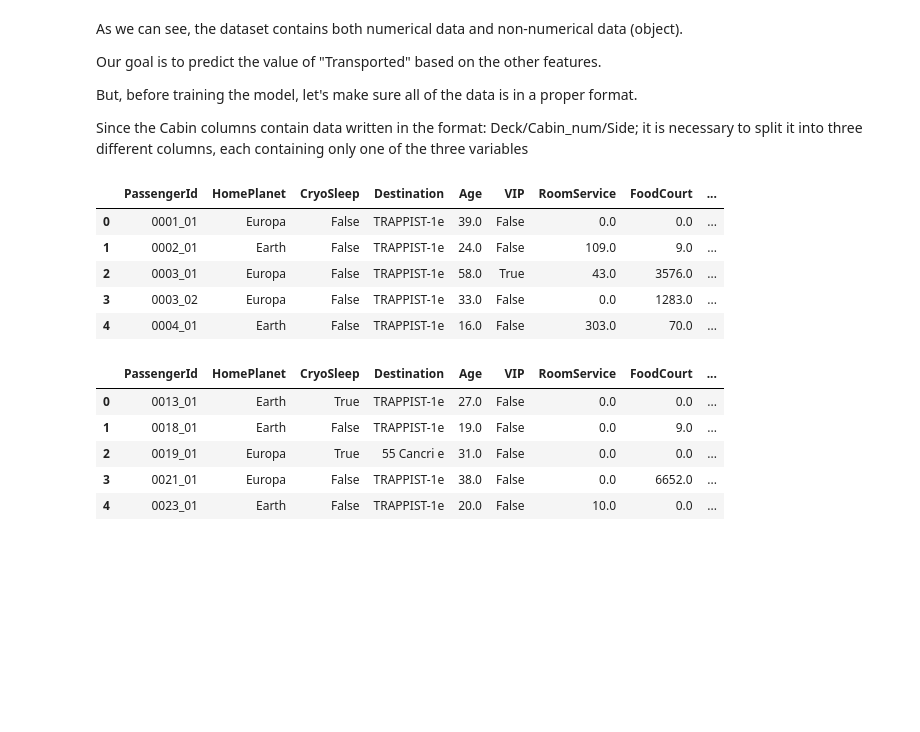
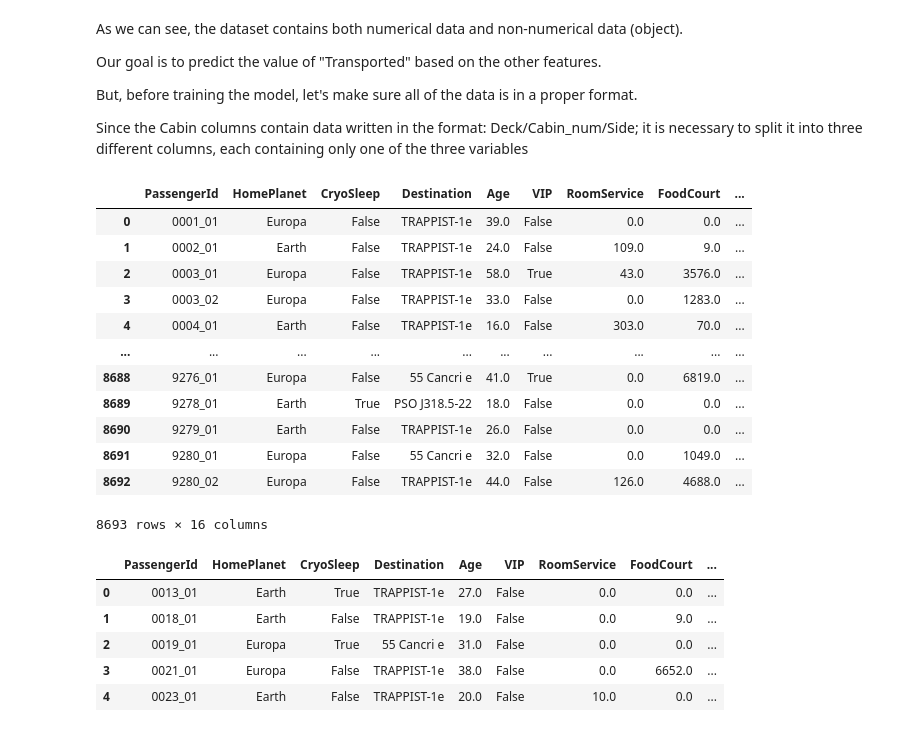
Before and after one commit to jhonnybenna/machine_learning, a Jupyter notebook: Spaceship_Titanic.ipynb, the cells around one changed output. Drawn from its saved outputs; the diff is of its cells as text; code cells hidden in the pictures; blank space fills up the shorter version.

```diff
--- a/Spaceship_Titanic.ipynb
+++ b/Spaceship_Titanic.ipynb
@@ -92,5 +64,5 @@ OSError: Could not find kaggle.json. Make sure it's located in /root/.kaggle. Or
 # %%
-train = pd.read_csv(URL + "train.csv?token=GHSAT0AAAAAACITTVVLVDFAEH6FXOYRTOY6ZJH4WUA")
+train = pd.read_csv(URL + "train.csv")
 test = pd.read_csv(URL + "test.csv")
 # %%
 train.head()
@@ -159,14 +119,21 @@ test[["Deck", "Cabin_num", "Side"]] = test["Cabin"].str.split("/", expand=True)
 #dropping the column Cabin after splitting it into three separate columns
 test.drop('Cabin', axis='columns', inplace=True)
 # %%
-train.head()
+train
 # %% [output]
 |  | PassengerId | HomePlanet | CryoSleep | Destination | Age | VIP | RoomService | FoodCourt | ... |
 | 0 | 0001_01 | Europa | False | TRAPPIST-1e | 39.0 | False | 0.0 | 0.0 | ... |
 | 1 | 0002_01 | Earth | False | TRAPPIST-1e | 24.0 | False | 109.0 | 9.0 | ... |
 | 2 | 0003_01 | Europa | False | TRAPPIST-1e | 58.0 | True | 43.0 | 3576.0 | ... |
 | 3 | 0003_02 | Europa | False | TRAPPIST-1e | 33.0 | False | 0.0 | 1283.0 | ... |
 | 4 | 0004_01 | Earth | False | TRAPPIST-1e | 16.0 | False | 303.0 | 70.0 | ... |
+| ... | ... | ... | ... | ... | ... | ... | ... | ... | ... |
+| 8688 | 9276_01 | Europa | False | 55 Cancri e | 41.0 | True | 0.0 | 6819.0 | ... |
+| 8689 | 9278_01 | Earth | True | PSO J318.5-22 | 18.0 | False | 0.0 | 0.0 | ... |
+| 8690 | 9279_01 | Earth | False | TRAPPIST-1e | 26.0 | False | 0.0 | 0.0 | ... |
+| 8691 | 9280_01 | Europa | False | 55 Cancri e | 32.0 | False | 0.0 | 1049.0 | ... |
+| 8692 | 9280_02 | Europa | False | TRAPPIST-1e | 44.0 | False | 126.0 | 4688.0 | ... |
+8693 rows × 16 columns
 # %%
 test.head()
 # %% [output]
```
Also changed, not shown: parts of 16 cells of this notebook.
